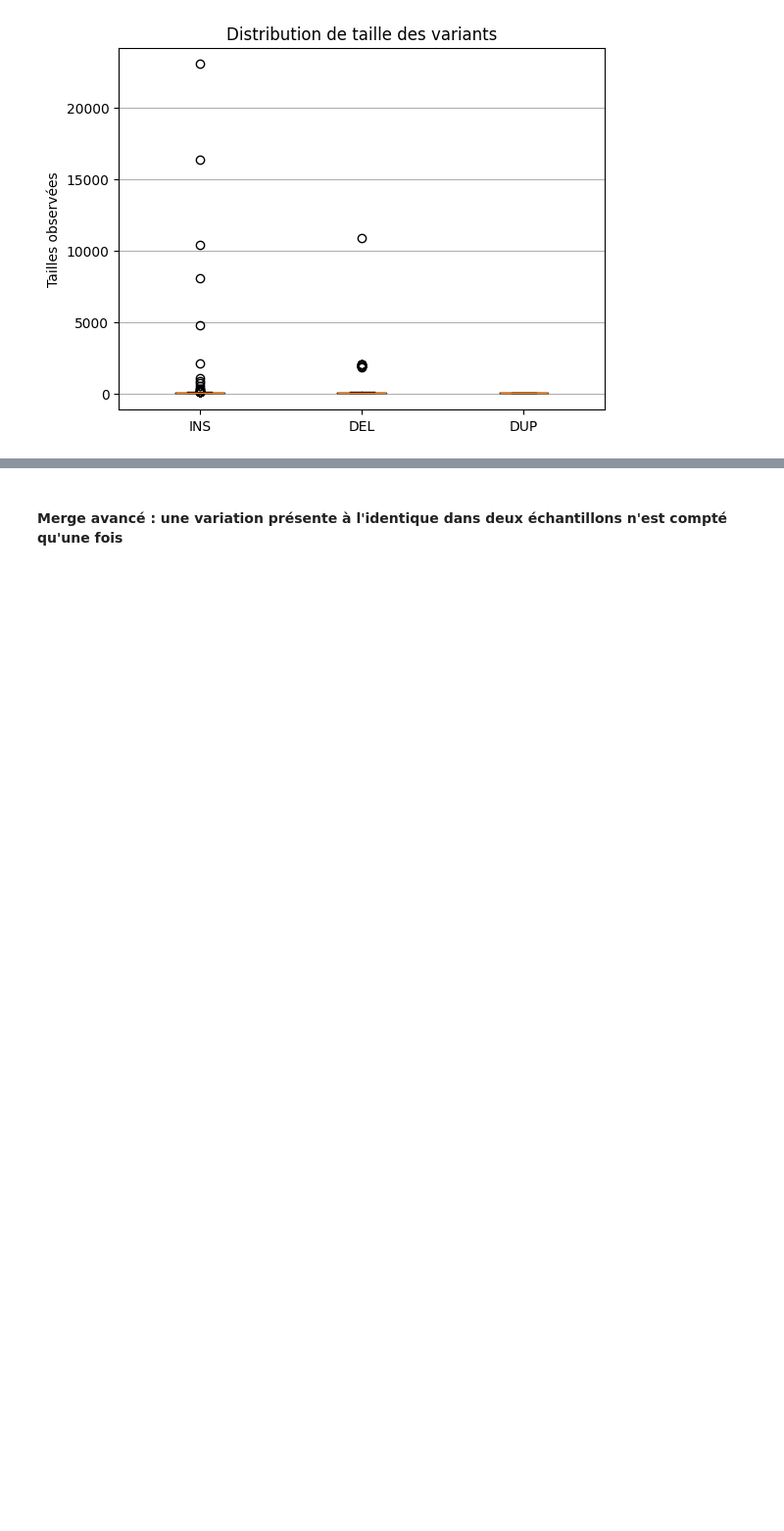
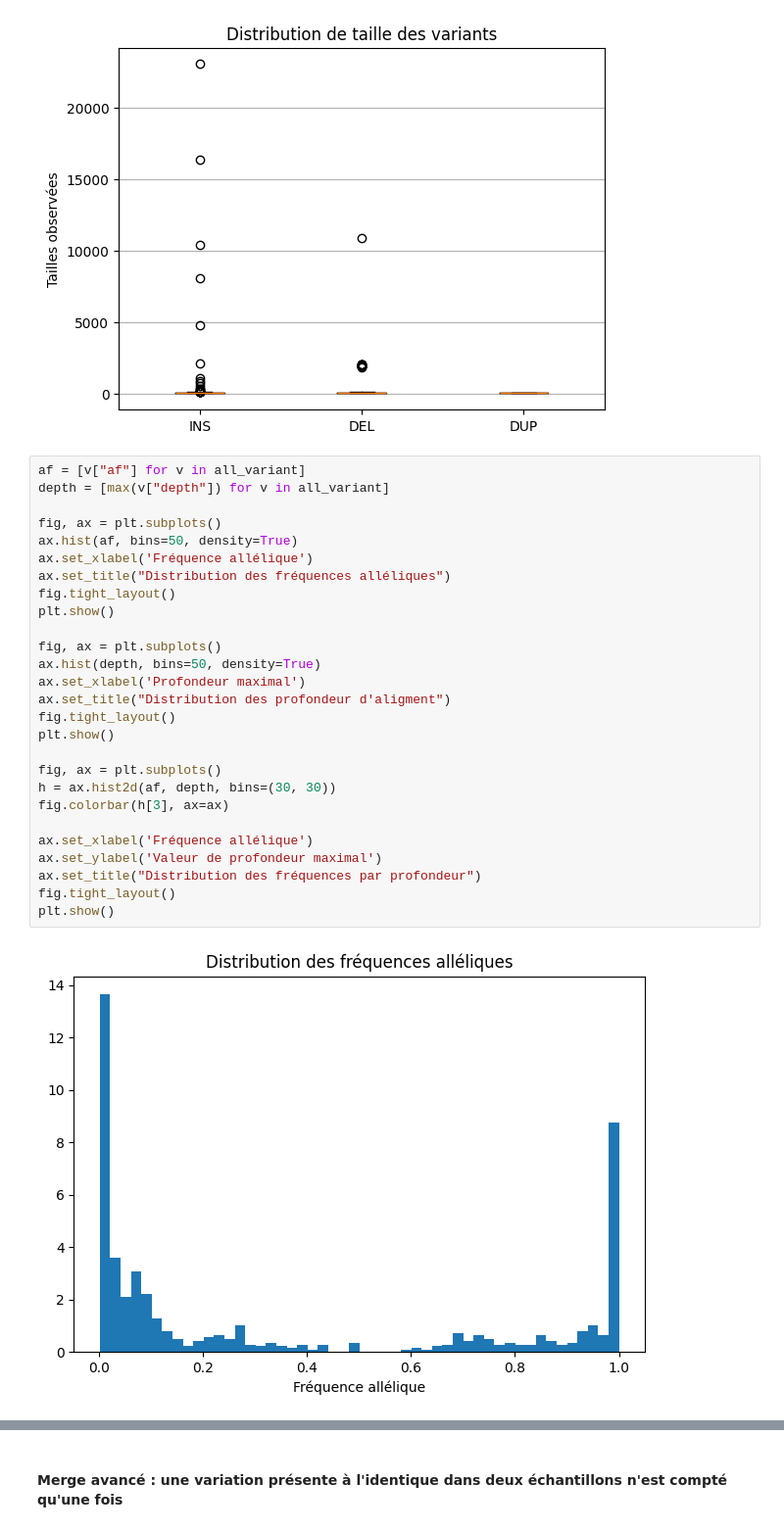
Before and after one commit to Tara-Guillorit/TP-BILL, a Jupyter notebook: analyse.ipynb, the cells around one changed output, grey strips where cells are left out. Shown at 98% size. Drawn from its saved outputs; the diff is of its cells as text; blank space fills up the shorter version.

Commit message:
histogram for depth and af distrib

```diff
--- a/analyse.ipynb
+++ b/analyse.ipynb
@@ -54,3 +55,32 @@ stats.plot_len_by_type(len_distrib_all, True)
 # %% [output]
 [figure]
 [figure]
+# %%
+af = [v["af"] for v in all_variant]
+depth = [max(v["depth"]) for v in all_variant]
+
+fig, ax = plt.subplots()
+ax.hist(af, bins=50, density=True)
+ax.set_xlabel('Fréquence allélique')
+ax.set_title("Distribution des fréquences alléliques")
+fig.tight_layout()
+plt.show()
+
+fig, ax = plt.subplots()
+ax.hist(depth, bins=50, density=True)
+ax.set_xlabel('Profondeur maximal')
+ax.set_title("Distribution des profondeur d'aligment")
+fig.tight_layout()
+plt.show()
+
+fig, ax = plt.subplots()
+h = ax.hist2d(af, depth, bins=(30, 30))
+fig.colorbar(h[3], ax=ax)
+
+ax.set_xlabel('Fréquence allélique')
+ax.set_ylabel('Valeur de profondeur maximal')
+ax.set_title("Distribution des fréquences par profondeur")
+fig.tight_layout()
+plt.show()
+# %% [output]
+[figure, added]
```
Also changed, not shown: parts of 4 cells of this notebook.
